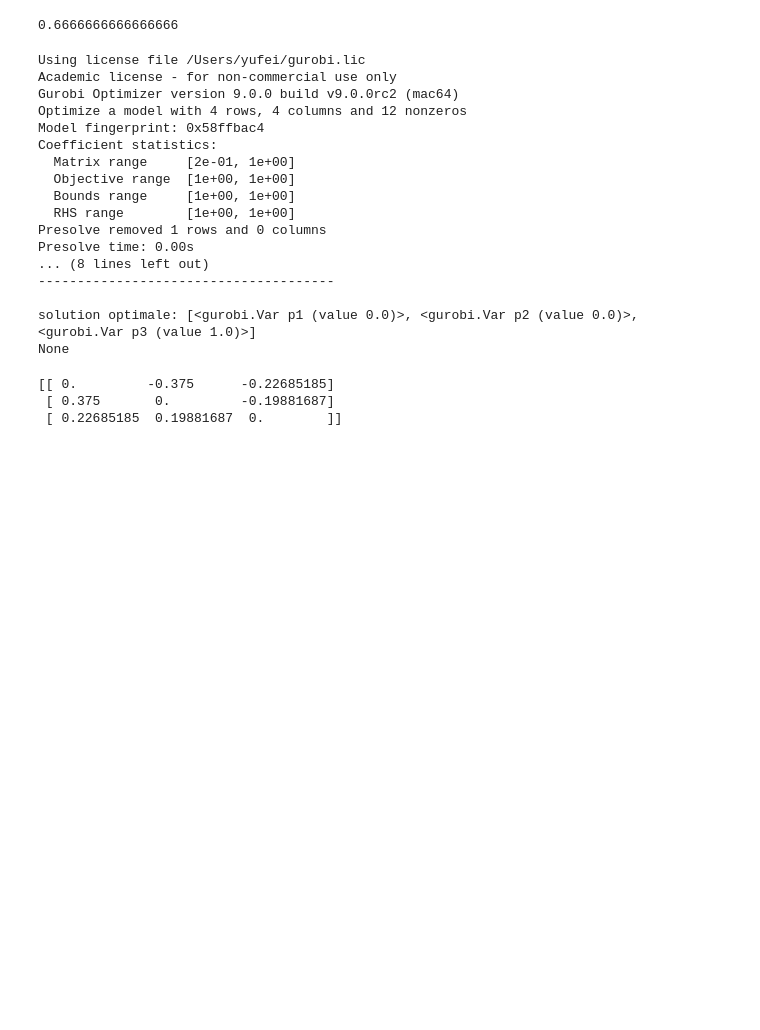
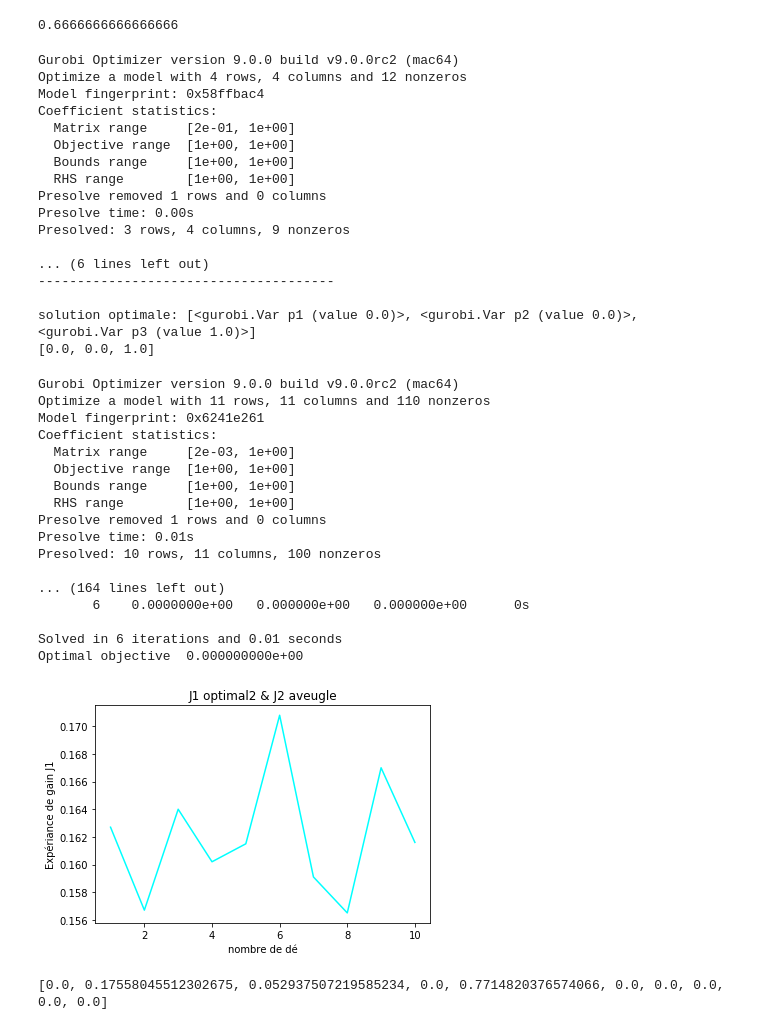
Before and after one commit to Yufei6/Projet_Mogpl, a Jupyter notebook: diceBattle.ipynb, the cells around one changed output. Drawn from its saved outputs; the diff is of its cells as text; code cells hidden in the pictures; blank space fills up the shorter version.

Commit message:
coparaison enter opt2 and aveugle Q14

```diff
--- a/diceBattle.ipynb
+++ b/diceBattle.ipynb
@@ -473,7 +473,7 @@ You get  1 score with  6  dice(s)!
 You win
 # %%
 #Q10
-D1=3
+D1=10
 #TAB_P1 = tab_p(D1).P_tab
 EG1=np.ones((D1,D1))*-1
 
@@ -538,13 +538,12 @@ def proglineaire(D):
 
 
     m.optimize()
-    print("--------------------------------------\n\nsolution optimale:",q)
+    return [r.X for r in q]
 # %%
 temp=calculer_EG1(D1,TAB_P)
-print(proglineaire(temp))
+temp2 = proglineaire(temp)
+print(temp2)
 # %% [output]
-Using license file /Users/yufei/gurobi.lic
-Academic license - for non-commercial use only
 Gurobi Optimizer version 9.0.0 build v9.0.0rc2 (mac64)
 Optimize a model with 4 rows, 4 columns and 12 nonzeros
 Model fingerprint: 0x58ffbac4
@@ -555,17 +554,69 @@ Coefficient statistics:
   RHS range        [1e+00, 1e+00]
 Presolve removed 1 rows and 0 columns
 Presolve time: 0.00s
-... (8 lines left out)
+Presolved: 3 rows, 4 columns, 9 nonzeros
+
+... (6 lines left out)
 --------------------------------------
 
 solution optimale: [<gurobi.Var p1 (value 0.0)>, <gurobi.Var p2 (value 0.0)>, <gurobi.Var p3 (value 1.0)>]
-None
+[0.0, 0.0, 1.0]
-# %%
-print(temp)
-# %% [output]
-[[ 0.         -0.375      -0.22685185]
- [ 0.375       0.         -0.19881687]
- [ 0.22685185  0.19881687  0.        ]]
+# %%
+#Q14
+def comparer_opt2_aveugle():
+    res=np.zeros(10)
+    xs=[i for i in range(1,11)]
+    for d in range(1,11):
+        D1=d
+        EG1=np.ones((D1,D1))*-1
+        temp=calculer_EG1(D1,TAB_P)
+        temp2 = proglineaire(temp)
+        r = random.random()
+        for i in range(len(temp2)):
+            if r<=np.sum(temp2[:i]):
+                choix_opt2=i+1
+        if(d>=6):
+            choix_aveugle=6
+        else:
+            choix_aveugle=d
+        for j in range(10000):
+            point_opt2=get_random_score(choix_opt2)
+            point_aveugle=get_random_score(choix_aveugle)
+
+            if point_opt2>point_aveugle:
+                res[d-1] += 1
+            elif point_aveugle<point_opt2:
+                res[d-1] -= 1
+        res[d-1] = res[d-1]/10000
+    plt.plot(xs , res, c='cyan')
+    plt.xlabel("nombre de dé")
+    plt.ylabel("Expériance de gain J1")
+    plt.title("J1 optimal2 & J2 aveugle")
+# %%
+comparer_opt2_aveugle()
+# %% [output]
+Gurobi Optimizer version 9.0.0 build v9.0.0rc2 (mac64)
+Optimize a model with 11 rows, 11 columns and 110 nonzeros
+Model fingerprint: 0x6241e261
+Coefficient statistics:
+  Matrix range     [2e-03, 1e+00]
+  Objective range  [1e+00, 1e+00]
+  Bounds range     [1e+00, 1e+00]
+  RHS range        [1e+00, 1e+00]
+Presolve removed 1 rows and 0 columns
+Presolve time: 0.01s
+Presolved: 10 rows, 11 columns, 100 nonzeros
+
+... (164 lines left out)
+       6    0.0000000e+00   0.000000e+00   0.000000e+00      0s
+
+Solved in 6 iterations and 0.01 seconds
+Optimal objective  0.000000000e+00
+[figure, added]
+# %%
+print(stra_opt2.solution)
+# %% [output]
+[0.0, 0.17558045512302675, 0.052937507219585234, 0.0, 0.7714820376574066, 0.0, 0.0, 0.0, 0.0, 0.0]
 # %%
 D=10
 N=100
```
Also changed, not shown: parts of 1 cell of this notebook.
